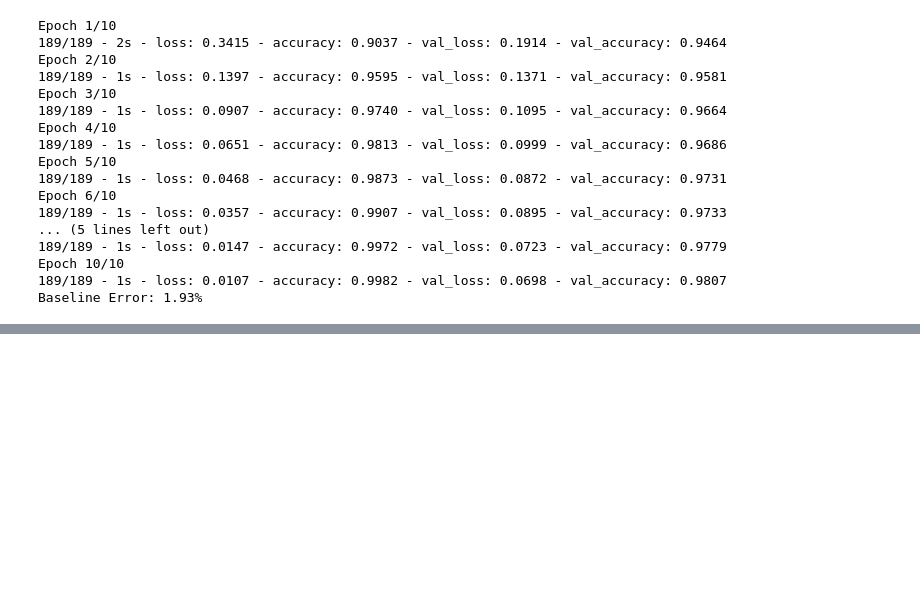
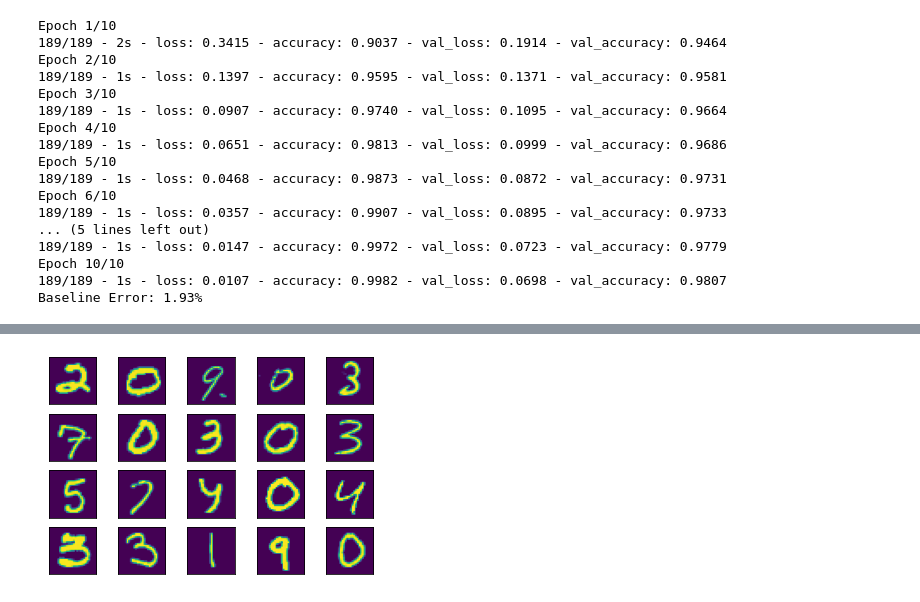
Before and after one commit to SarbariRoy/Digit-Recognizer, a Jupyter notebook: digit-recognision.ipynb, the cells around one changed output, grey strips where cells are left out. Drawn from its saved outputs; the diff is of its cells as text; code cells hidden in the pictures; blank space fills up the shorter version.

```diff
--- a/digit-recognision.ipynb
+++ b/digit-recognision.ipynb
@@ -66,6 +69,7 @@ normalize inputs from 0-255 to 0-1
 '''
 x_train = x_train / 255
 x_test = x_test / 255
+test = test/255
 x_train
 # %% [output]
 |  | pixel0 | pixel1 | pixel2 | pixel3 | pixel4 | pixel5 | pixel6 | pixel7 | pixel8 | pixel9 | ... | ... |
@@ -151,0 +204,12 @@ Baseline Error: 1.93%
+# %%
+for i in range(20):
+    plt.subplot(4,5,i+1)
+    plt.xticks([])
+    plt.yticks([])
+    plt.grid(False)
+    plt.imshow(test.loc[i].values.reshape((28,28)))
+#     label_index = int(Y[i])
+#     plt.title(class_names[label_index])
+plt.show()
+# %% [output]
+[figure, added]
```
Also changed, not shown: parts of 4 cells of this notebook.
